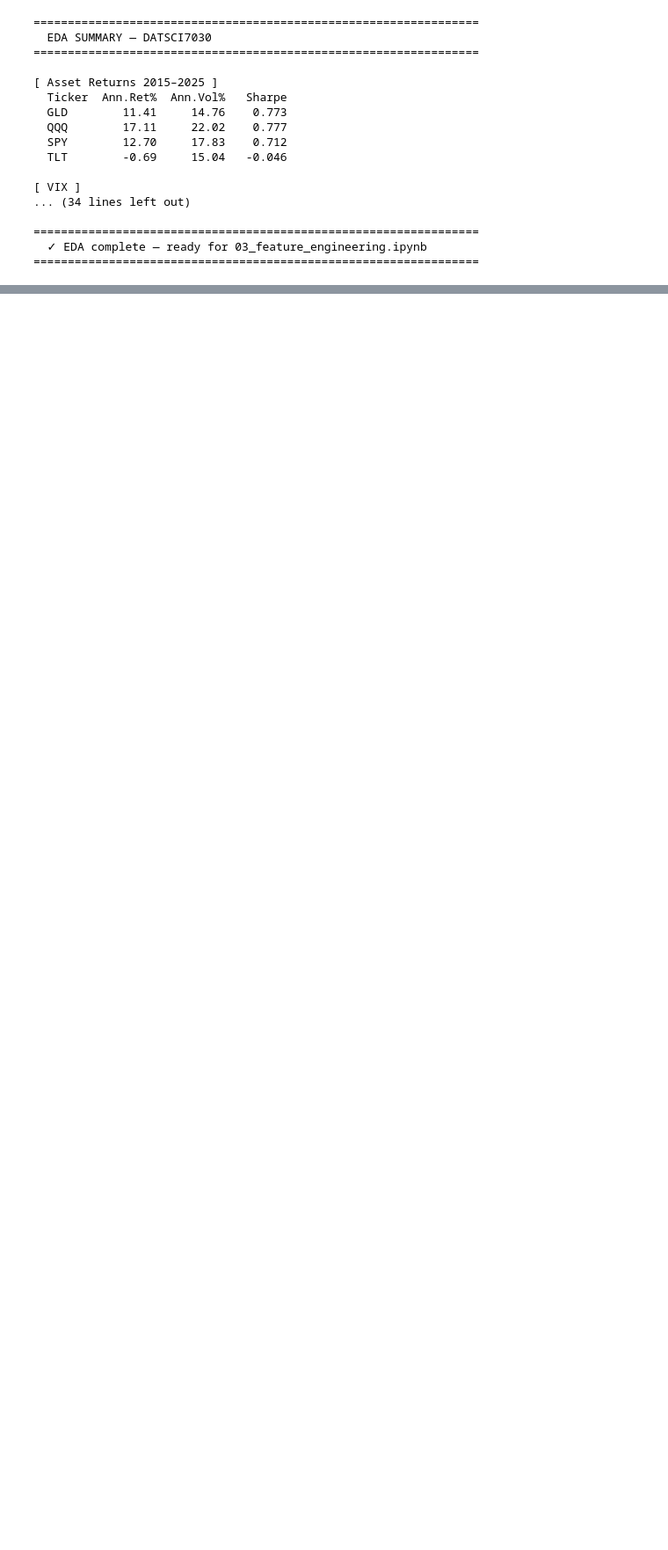
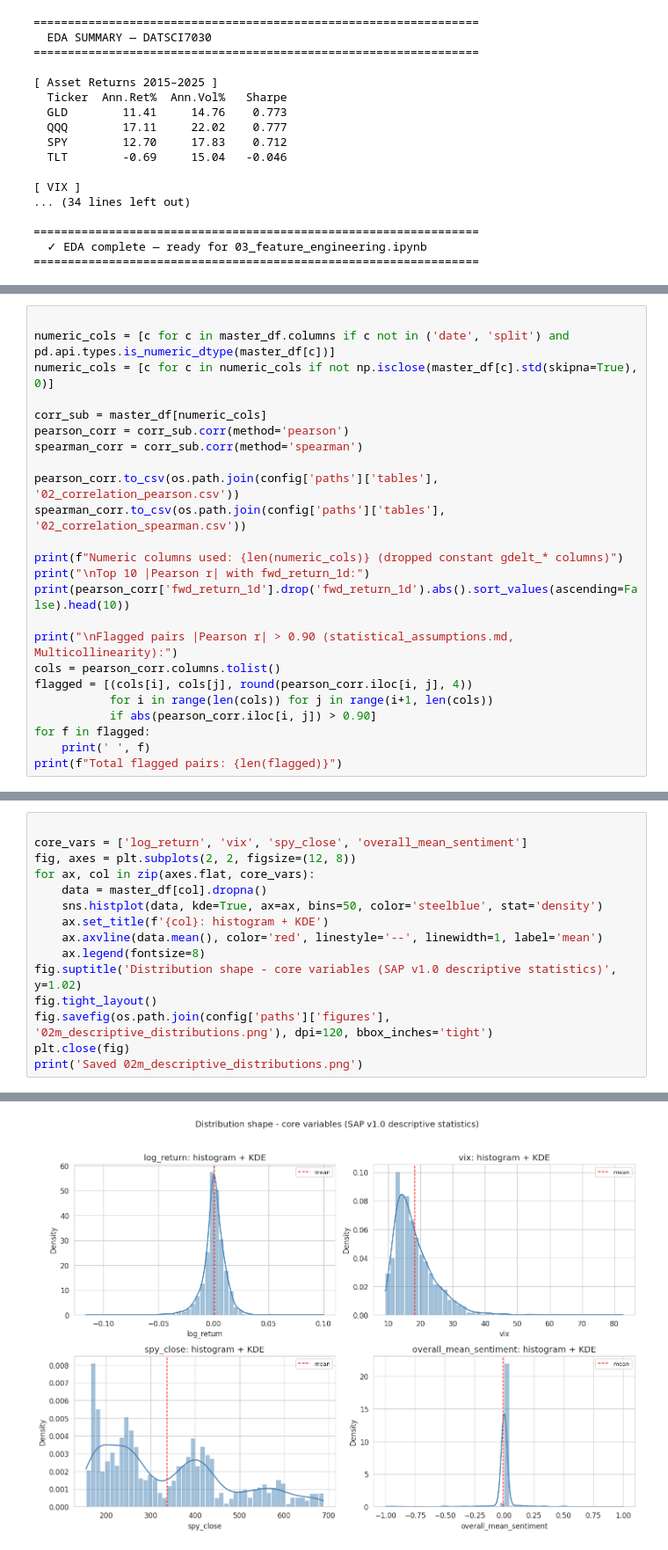
Before and after one commit to videnify/7030DATSCI, a Jupyter notebook: notebooks/02_eda.ipynb, the cells around one changed output, grey strips where cells are left out. Shown at 88% size. Drawn from its saved outputs; the diff is of its cells as text; blank space fills up the shorter version.

```diff
--- a/notebooks/02_eda.ipynb
+++ b/notebooks/02_eda.ipynb
@@ -1374,0 +1527,24 @@ print("=" * 65)
+# %%
+
+numeric_cols = [c for c in master_df.columns if c not in ('date', 'split') and pd.api.types.is_numeric_dtype(master_df[c])]
+numeric_cols = [c for c in numeric_cols if not np.isclose(master_df[c].std(skipna=True), 0)]
+
+corr_sub = master_df[numeric_cols]
+pearson_corr = corr_sub.corr(method='pearson')
+spearman_corr = corr_sub.corr(method='spearman')
+
+pearson_corr.to_csv(os.path.join(config['paths']['tables'], '02_correlation_pearson.csv'))
+spearman_corr.to_csv(os.path.join(config['paths']['tables'], '02_correlation_spearman.csv'))
+
+print(f"Numeric columns used: {len(numeric_cols)} (dropped constant gdelt_* columns)")
+print("\nTop 10 |Pearson r| with fwd_return_1d:")
+print(pearson_corr['fwd_return_1d'].drop('fwd_return_1d').abs().sort_values(ascending=False).head(10))
+
+print("\nFlagged pairs |Pearson r| > 0.90 (statistical_assumptions.md, Multicollinearity):")
+cols = pearson_corr.columns.tolist()
+flagged = [(cols[i], cols[j], round(pearson_corr.iloc[i, j], 4))
+           for i in range(len(cols)) for j in range(i+1, len(cols))
+           if abs(pearson_corr.iloc[i, j]) > 0.90]
+for f in flagged:
+    print(' ', f)
+print(f"Total flagged pairs: {len(flagged)}")
@@ -1374,0 +1573,16 @@ print("=" * 65)
+# %%
+
+core_vars = ['log_return', 'vix', 'spy_close', 'overall_mean_sentiment']
+fig, axes = plt.subplots(2, 2, figsize=(12, 8))
+for ax, col in zip(axes.flat, core_vars):
+    data = master_df[col].dropna()
+    sns.histplot(data, kde=True, ax=ax, bins=50, color='steelblue', stat='density')
+    ax.set_title(f'{col}: histogram + KDE')
+    ax.axvline(data.mean(), color='red', linestyle='--', linewidth=1, label='mean')
+    ax.legend(fontsize=8)
+fig.suptitle('Distribution shape - core variables (SAP v1.0 descriptive statistics)', y=1.02)
+fig.tight_layout()
+fig.savefig(os.path.join(config['paths']['figures'], '02m_descriptive_distributions.png'), dpi=120, bbox_inches='tight')
+plt.close(fig)
+print('Saved 02m_descriptive_distributions.png')
+# %% [output]
@@ -1374,0 +1590 @@ print("=" * 65)
+[figure, added]
```
Also changed, not shown: parts of 26 cells of this notebook, 49 other files.
